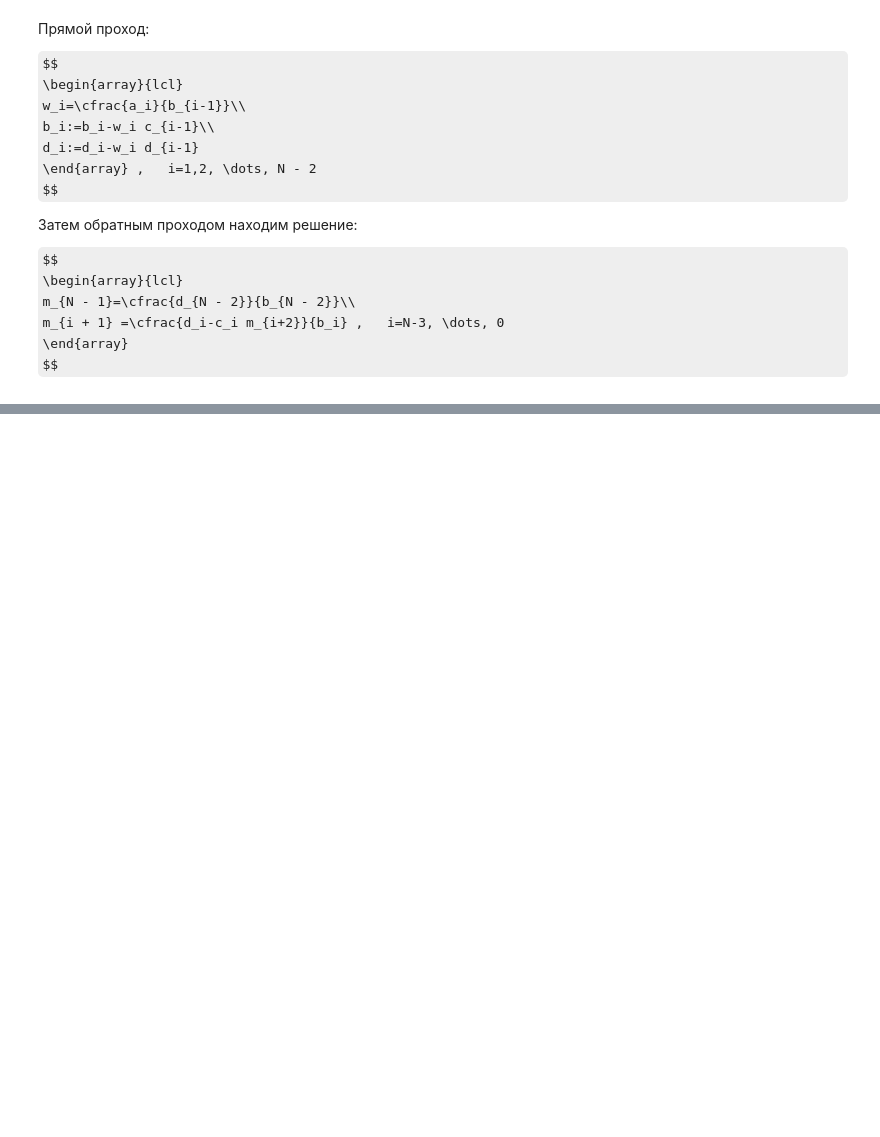
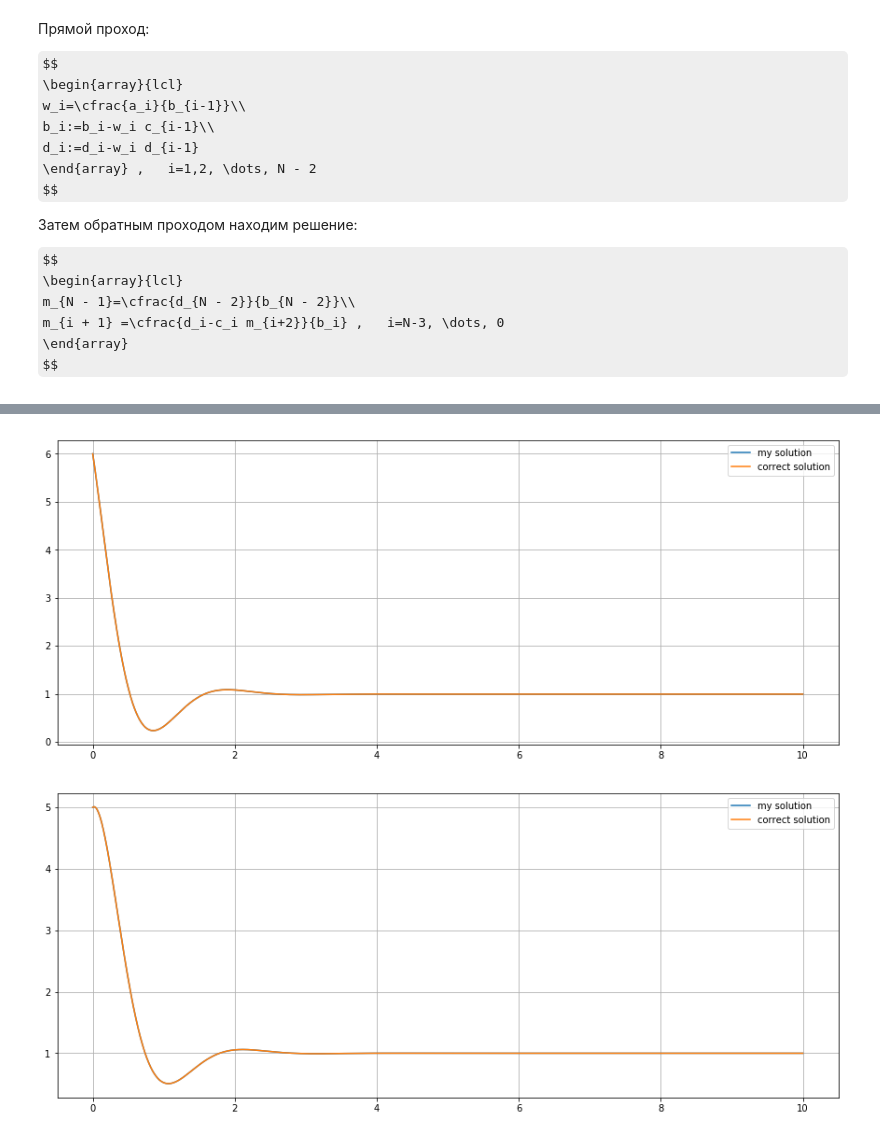
Before and after one commit to Andrey-Tkachev/threshold-dynamics, a Jupyter notebook: report.ipynb, the cells around one changed output, grey strips where cells are left out. Saved outputs shown, nothing was run; the diff lists cells and outputs as text; code cells hidden in the pictures; some formulas as TeX source; blank space fills up the shorter version.

Commit message:
add cauchy solver

```diff
--- a/report.ipynb
+++ b/report.ipynb
@@ -267,0 +293,27 @@ $$
+# %%
+from num_methods.solver import CauchySolver
+from scipy.integrate import ode
+
+f1 = lambda t, x, y: 2. * x - 5 * y + 3.
+f2 = lambda t, x, y: 5. * x - 6. * y + 1
+x0 = 6
+y0 = 5
+
+anal_solution = [
+    lambda t: 5. * np.exp(-2. * t) * np.cos(3. * t) + 1.,
+    lambda t: np.exp(-2. * t) * (4. * np.cos(3. * t) + 3. * np.sin(3. * t)) + 1.
+]
+
+solver = CauchySolver([f1, f2])
+grid, solution = solver.solve([x0, y0], T=10, h=0.001)
+# %%
+for correct_func, my_points in zip(anal_solution, solution):
+    plt.figure(figsize=(15, 6))
+    plt.plot(grid, my_points, label='my solution')
+    plt.plot(grid, [correct_func(t) for t in grid], label='correct solution')
+    plt.grid(True)
+    plt.legend()
+    plt.show()
+# %% [output]
+[figure, added]
+[figure, added]
```
Also changed, not shown: parts of 11 cells of this notebook, 20 other files.
